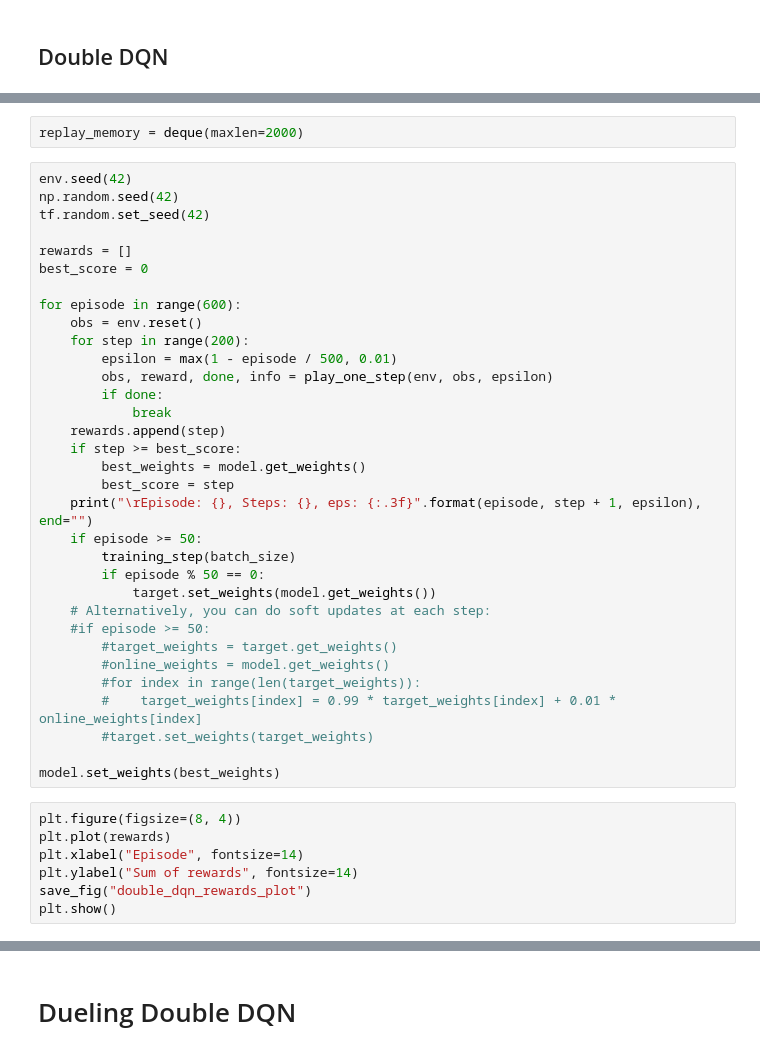
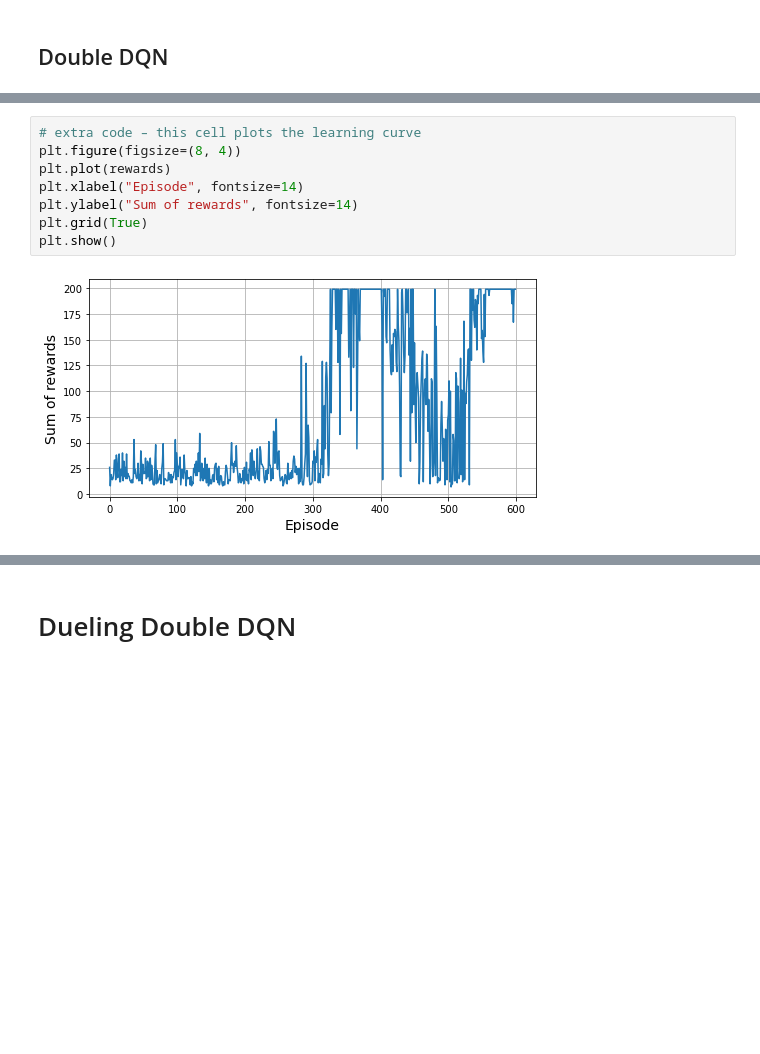
Before and after one commit to ageron/handson-ml3, a Jupyter notebook: 18_reinforcement_learning.ipynb, the cells around one changed output, grey strips where cells are left out. Drawn from its saved outputs; the diff is of its cells as text; blank space fills up the shorter version.

```diff
--- a/18_reinforcement_learning.ipynb
+++ b/18_reinforcement_learning.ipynb
@@ -752,42 +892,10 @@ def training_step(batch_size):
-# %%
-replay_memory = deque(maxlen=2000)
-# %%
-env.seed(42)
-np.random.seed(42)
-tf.random.set_seed(42)
-
-rewards = []
-best_score = 0
-
-for episode in range(600):
-    obs = env.reset()
-    for step in range(200):
-        epsilon = max(1 - episode / 500, 0.01)
-        obs, reward, done, info = play_one_step(env, obs, epsilon)
-        if done:
-            break
-    rewards.append(step)
-    if step >= best_score:
-        best_weights = model.get_weights()
-        best_score = step
-    print("\rEpisode: {}, Steps: {}, eps: {:.3f}".format(episode, step + 1, epsilon), end="")
-    if episode >= 50:
-        training_step(batch_size)
-        if episode % 50 == 0:
-            target.set_weights(model.get_weights())
-    # Alternatively, you can do soft updates at each step:
-    #if episode >= 50:
-        #target_weights = target.get_weights()
-        #online_weights = model.get_weights()
-        #for index in range(len(target_weights)):
-        #    target_weights[index] = 0.99 * target_weights[index] + 0.01 * online_weights[index]
-        #target.set_weights(target_weights)
-
-model.set_weights(best_weights)
 # %%
+# extra code – this cell plots the learning curve
 plt.figure(figsize=(8, 4))
 plt.plot(rewards)
 plt.xlabel("Episode", fontsize=14)
 plt.ylabel("Sum of rewards", fontsize=14)
-save_fig("double_dqn_rewards_plot")
+plt.grid(True)
 plt.show()
+# %% [output]
+[figure, added]
```
Also changed, not shown: parts of 144 cells of this notebook.
